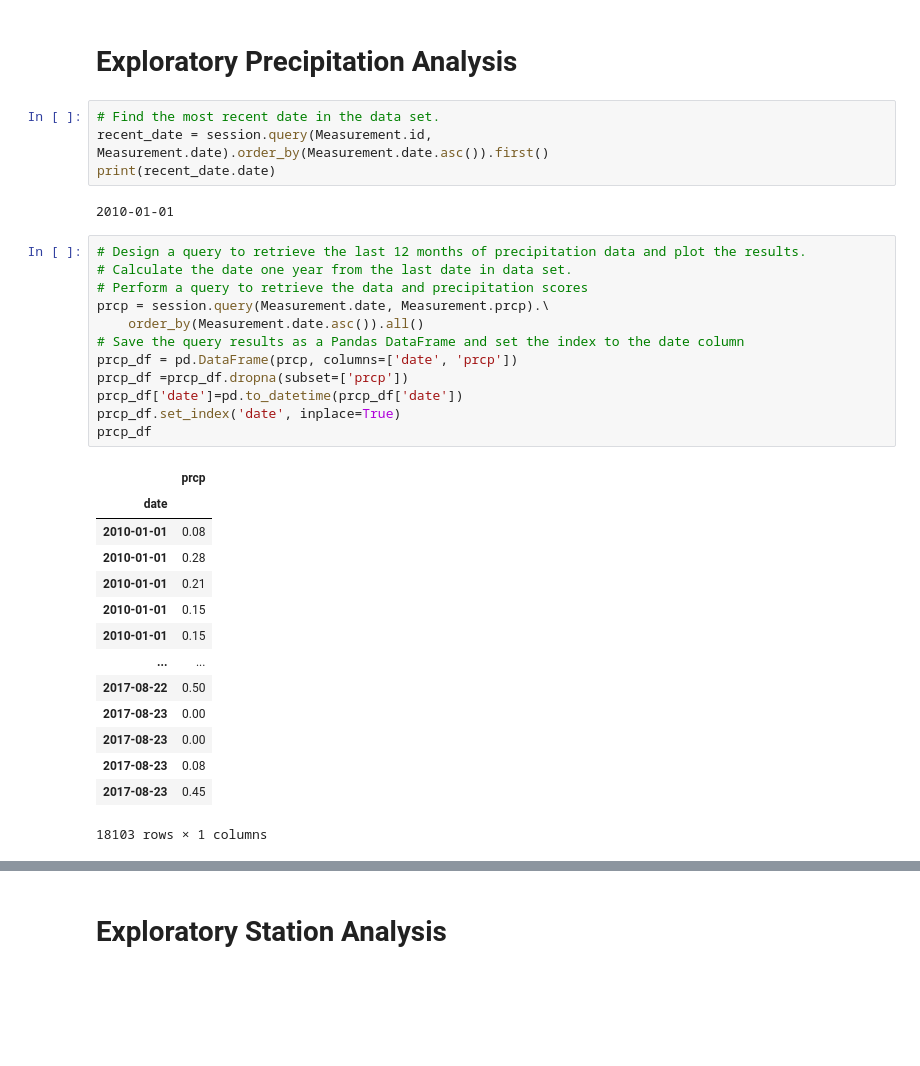
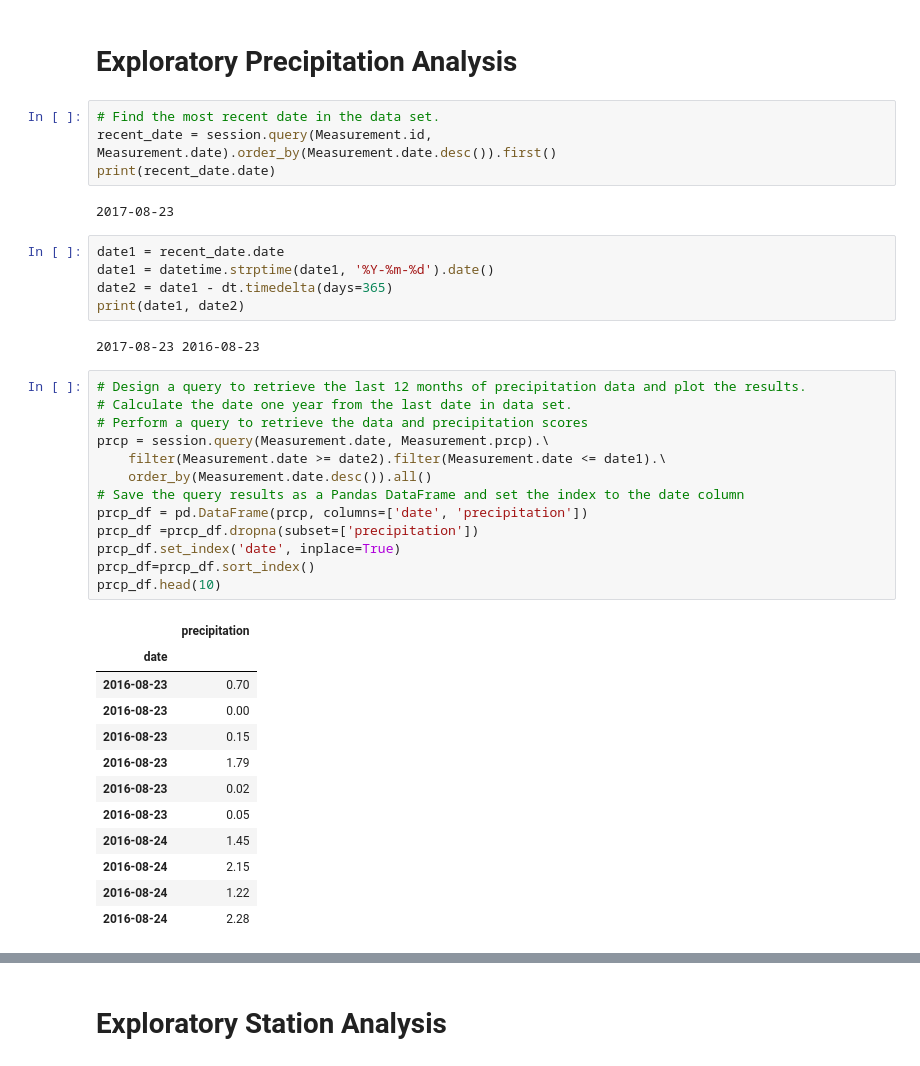
Before and after one commit to galciluz/sqlalchemy-challenge, a Jupyter notebook: climate_starter.ipynb, the cells around one changed output, grey strips where cells are left out. Saved outputs shown, nothing was run; the diff lists cells and outputs as text; blank space fills up the shorter version.

```diff
--- a/climate_starter.ipynb
+++ b/climate_starter.ipynb
@@ -67,34 +68,40 @@ session = Session(engine)
 # Exploratory Precipitation Analysis
 # %%
 # Find the most recent date in the data set.
-recent_date = session.query(Measurement.id, Measurement.date).order_by(Measurement.date.asc()).first()
+recent_date = session.query(Measurement.id, Measurement.date).order_by(Measurement.date.desc()).first()
 print(recent_date.date)
 # %% [output]
-2010-01-01
+2017-08-23
+# %%
+date1 = recent_date.date
+date1 = datetime.strptime(date1, '%Y-%m-%d').date()
+date2 = date1 - dt.timedelta(days=365)
+print(date1, date2)
+# %% [output]
+2017-08-23 2016-08-23
 # %%
 # Design a query to retrieve the last 12 months of precipitation data and plot the results.
 # Calculate the date one year from the last date in data set.
 # Perform a query to retrieve the data and precipitation scores
 prcp = session.query(Measurement.date, Measurement.prcp).\
-    order_by(Measurement.date.asc()).all()
+    filter(Measurement.date >= date2).filter(Measurement.date <= date1).\
+    order_by(Measurement.date.desc()).all()
 # Save the query results as a Pandas DataFrame and set the index to the date column
-prcp_df = pd.DataFrame(prcp, columns=['date', 'prcp'])
-prcp_df =prcp_df.dropna(subset=['prcp'])
-prcp_df['date']=pd.to_datetime(prcp_df['date'])
+prcp_df = pd.DataFrame(prcp, columns=['date', 'precipitation'])
+prcp_df =prcp_df.dropna(subset=['precipitation'])
 prcp_df.set_index('date', inplace=True)
-prcp_df
+prcp_df=prcp_df.sort_index()
+prcp_df.head(10)
 # %% [output]
-|  | prcp |
+|  | precipitation |
 | date |  |
-| 2010-01-01 | 0.08 |
-| 2010-01-01 | 0.28 |
-| 2010-01-01 | 0.21 |
-| 2010-01-01 | 0.15 |
-| 2010-01-01 | 0.15 |
-| ... | ... |
-| 2017-08-22 | 0.50 |
-| 2017-08-23 | 0.00 |
-| 2017-08-23 | 0.00 |
-| 2017-08-23 | 0.08 |
-| 2017-08-23 | 0.45 |
+| 2016-08-23 | 0.70 |
+| 2016-08-23 | 0.00 |
+| 2016-08-23 | 0.15 |
+| 2016-08-23 | 1.79 |
+| 2016-08-23 | 0.02 |
+| 2016-08-23 | 0.05 |
+| 2016-08-24 | 1.45 |
+| 2016-08-24 | 2.15 |
+| 2016-08-24 | 1.22 |
+| 2016-08-24 | 2.28 |
-18103 rows × 1 columns
```
Also changed, not shown: parts of 10 cells of this notebook, 2 other files.
